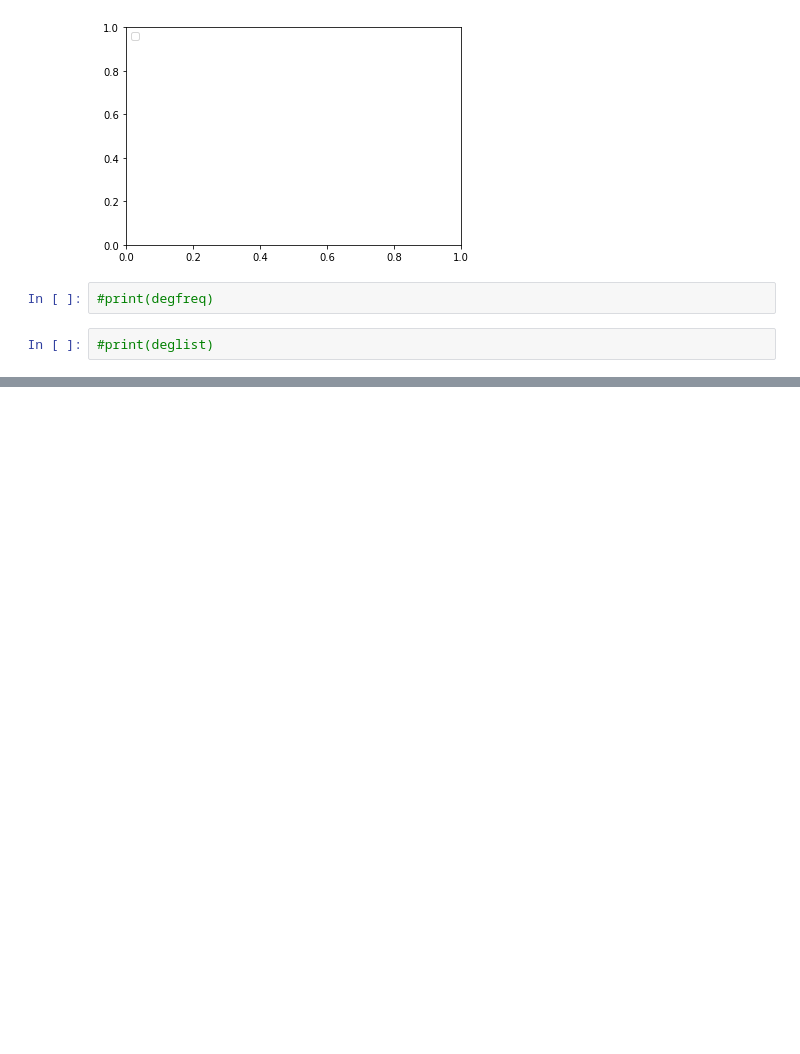
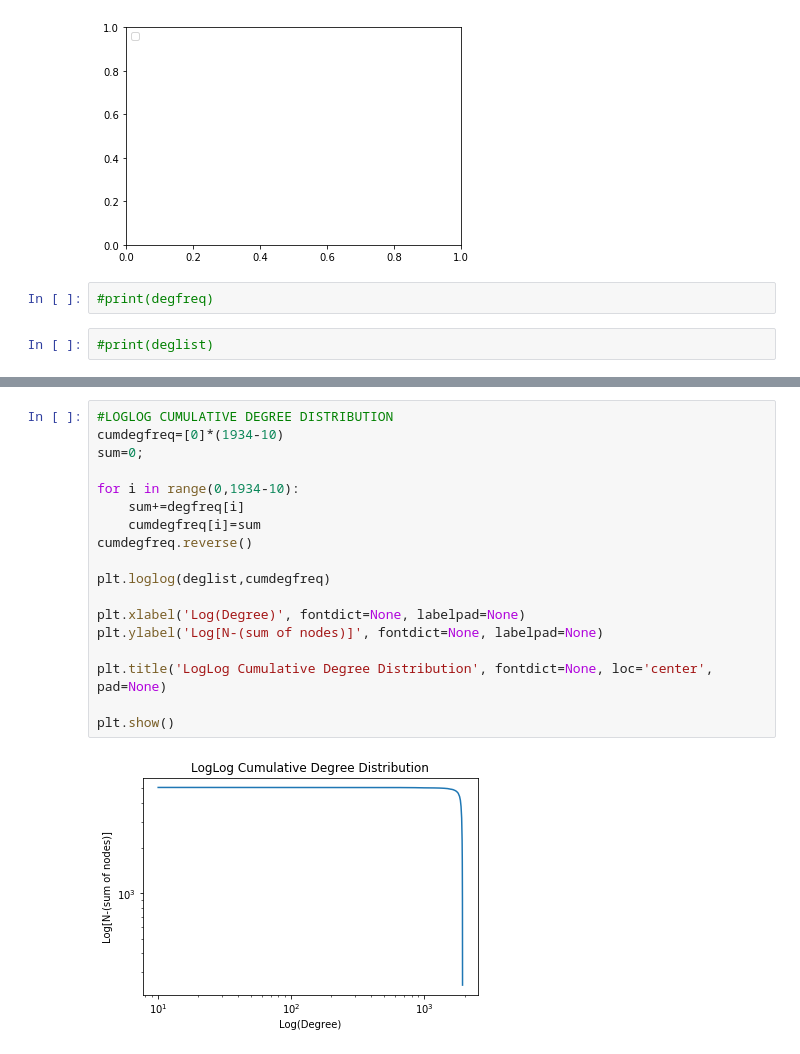
Before and after one commit to AugustoPeres/crc-project-1, a Jupyter notebook: Greatest Connected Component - 2.ipynb, the cells around one changed output, grey strips where cells are left out. Cells and saved outputs as stored; diff of their text form; blank space fills up the shorter version.

```diff
--- a/Greatest Connected Component - 2.ipynb
+++ b/Greatest Connected Component - 2.ipynb
@@ -399,0 +441,20 @@ plt.show()
+# %%
+#LOGLOG CUMULATIVE DEGREE DISTRIBUTION
+cumdegfreq=[0]*(1934-10)
+sum=0;
+
+for i in range(0,1934-10):
+    sum+=degfreq[i]
+    cumdegfreq[i]=sum
+cumdegfreq.reverse()
+
+plt.loglog(deglist,cumdegfreq)
+
+plt.xlabel('Log(Degree)', fontdict=None, labelpad=None)
+plt.ylabel('Log[N-(sum of nodes)]', fontdict=None, labelpad=None)
+
+plt.title('LogLog Cumulative Degree Distribution', fontdict=None, loc='center', pad=None)
+
+plt.show()
+# %% [output]
+[figure, added]
```
Also changed, not shown: parts of 19 cells of this notebook.
